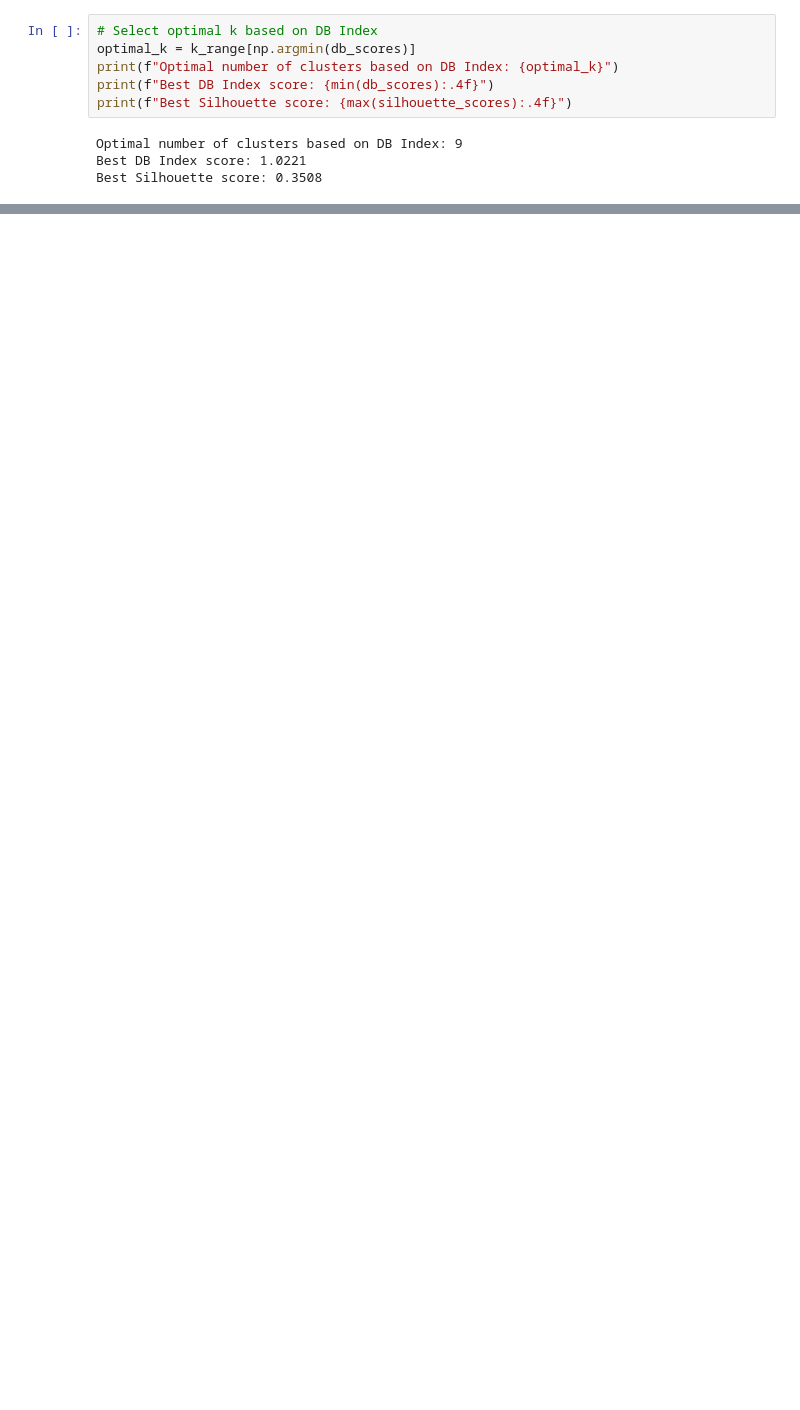
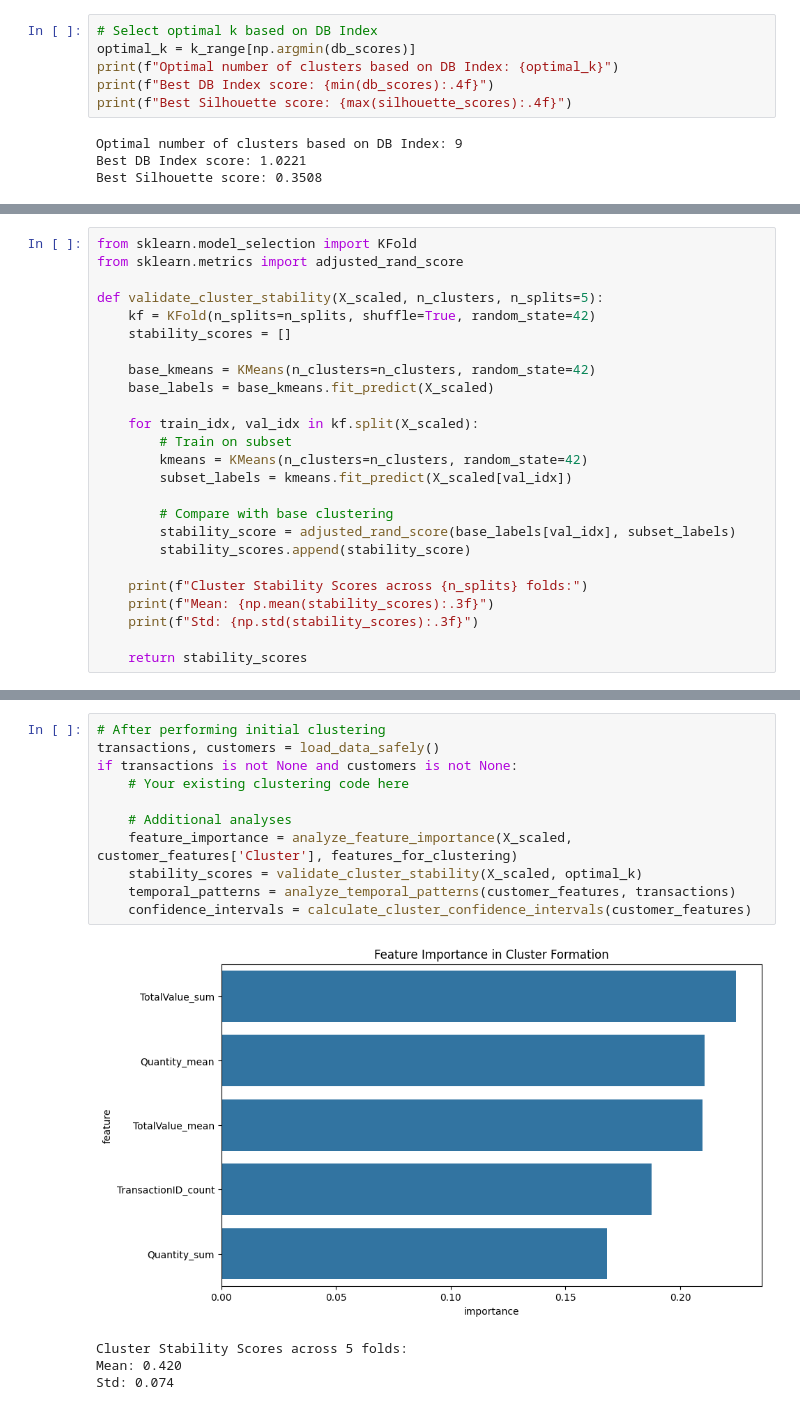
Before and after one commit to Balacheran/Ecommerce-Data-Science, a Jupyter notebook: Balacheran_Clustering.ipynb, the cells around one changed output, grey strips where cells are left out. Saved outputs shown, nothing was run; the diff lists cells and outputs as text; blank space fills up the shorter version.

```diff
--- a/Balacheran_Clustering.ipynb
+++ b/Balacheran_Clustering.ipynb
@@ -200,0 +251,25 @@ Best Silhouette score: 0.3508
+# %%
+from sklearn.model_selection import KFold
+from sklearn.metrics import adjusted_rand_score
+
+def validate_cluster_stability(X_scaled, n_clusters, n_splits=5):
+    kf = KFold(n_splits=n_splits, shuffle=True, random_state=42)
+    stability_scores = []
+
+    base_kmeans = KMeans(n_clusters=n_clusters, random_state=42)
+    base_labels = base_kmeans.fit_predict(X_scaled)
+
+    for train_idx, val_idx in kf.split(X_scaled):
+        # Train on subset
+        kmeans = KMeans(n_clusters=n_clusters, random_state=42)
+        subset_labels = kmeans.fit_predict(X_scaled[val_idx])
+
+        # Compare with base clustering
+        stability_score = adjusted_rand_score(base_labels[val_idx], subset_labels)
+        stability_scores.append(stability_score)
+
+    print(f"Cluster Stability Scores across {n_splits} folds:")
+    print(f"Mean: {np.mean(stability_scores):.3f}")
+    print(f"Std: {np.std(stability_scores):.3f}")
+
+    return stability_scores
@@ -200,0 +366,16 @@ Best Silhouette score: 0.3508
+# %%
+# After performing initial clustering
+transactions, customers = load_data_safely()
+if transactions is not None and customers is not None:
+    # Your existing clustering code here
+
+    # Additional analyses
+    feature_importance = analyze_feature_importance(X_scaled, customer_features['Cluster'], features_for_clustering)
+    stability_scores = validate_cluster_stability(X_scaled, optimal_k)
+    temporal_patterns = analyze_temporal_patterns(customer_features, transactions)
+    confidence_intervals = calculate_cluster_confidence_intervals(customer_features)
+# %% [output]
+[figure, added]
+Cluster Stability Scores across 5 folds:
+Mean: 0.420
+Std: 0.074
```
Also changed, not shown: parts of 5 cells of this notebook, 2 other files.
